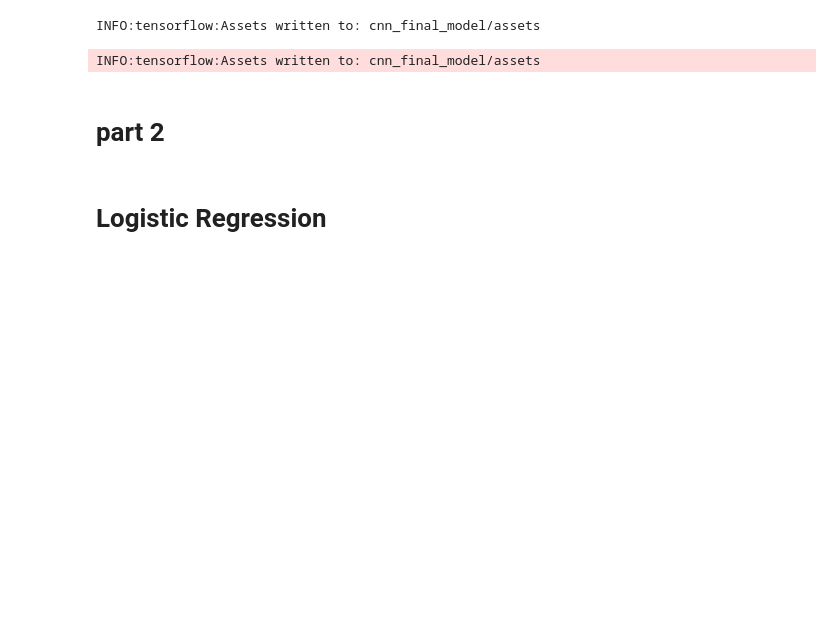
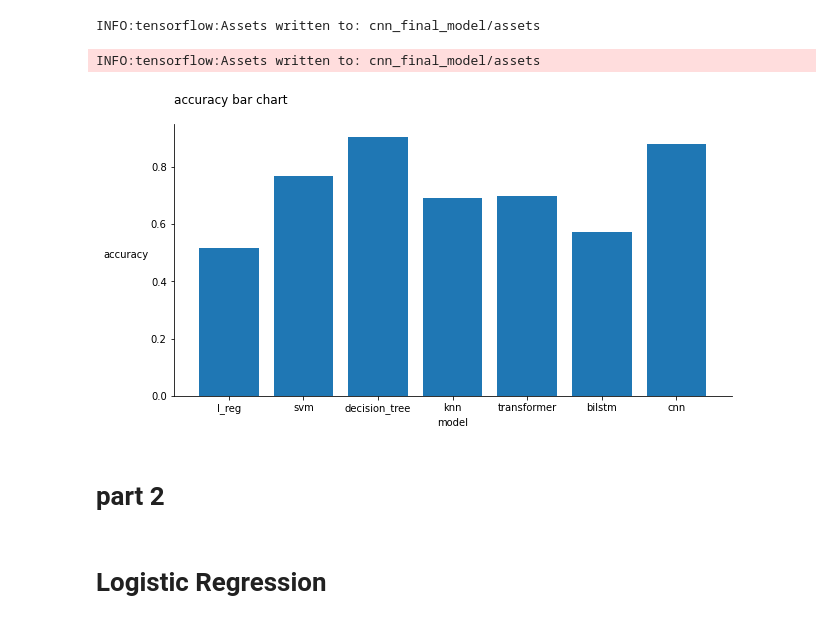
Before and after one commit to keyhanRayati/data_analysis_final_project, a Jupyter notebook: main2.ipynb, the cells around one changed output. Drawn from its saved outputs; the diff is of its cells as text; code cells hidden in the pictures; blank space fills up the shorter version.

```diff
--- a/main2.ipynb
+++ b/main2.ipynb
@@ -584,7 +597,7 @@ x_train.shape
 # %%
 # # reshape input to be 3D [samples, timesteps, features]
 train_X = x_train.values.reshape((x_train.shape[0], x_train.shape[1], 1))
-test_X = x_test.values.reshape((x_test.shape[0], x_train.shape[1], 1))
+test_X = x_test.values.reshape((x_test.shape[0], x_test.shape[1], 1))
 # %%
 train_X.shape
 # %% [output]
@@ -695,3 +708,5 @@ weighted avg       0.81      0.69      0.66       263
+# %%
+accuracies['transformer'] = accuracy_score(y_test, pred)
 # %%
 model.save('transfomer_model')
 # %% [output]
@@ -812,3 +827,5 @@ weighted avg       0.57      0.57      0.54       263
+# %%
+accuracies['bilstm'] = accuracy_score(y_test, pred)
 # %% [markdown]
 # CNN
 # %%
@@ -888,3 +902,5 @@ weighted avg       0.92      0.92      0.92       263
+# %%
+accuracies['cnn'] = accuracy_score(y_test, pred)
 # %%
 model.save('cnn_model')
 # %% [output]
@@ -920,6 +936,18 @@ model.save('cnn_final_model')
 WARNING:absl:Found untraced functions such as re_lu_25_layer_call_fn, re_lu_25_layer_call_and_return_conditional_losses, re_lu_26_layer_call_fn, re_lu_26_layer_call_and_return_conditional_losses, re_l ...
 INFO:tensorflow:Assets written to: cnn_final_model/assets
 INFO:tensorflow:Assets written to: cnn_final_model/assets
+# %%
+fig, ax = plt.subplots()
+fig.set_size_inches(10, 5)
+ax.bar(accuracies.keys(), accuracies.values())
+ax.spines['top'].set_visible(False)
+ax.spines['right'].set_visible(False)
+plt.ylabel('accuracy', rotation=0, labelpad=25)
+plt.xlabel('model')
+plt.title('accuracy bar chart', loc='left', pad=20);
+plt.show()
+# %% [output]
+[figure, added]
 # %% [markdown]
 # part 2
 # %%
```
Also changed, not shown: parts of 50 cells of this notebook.
